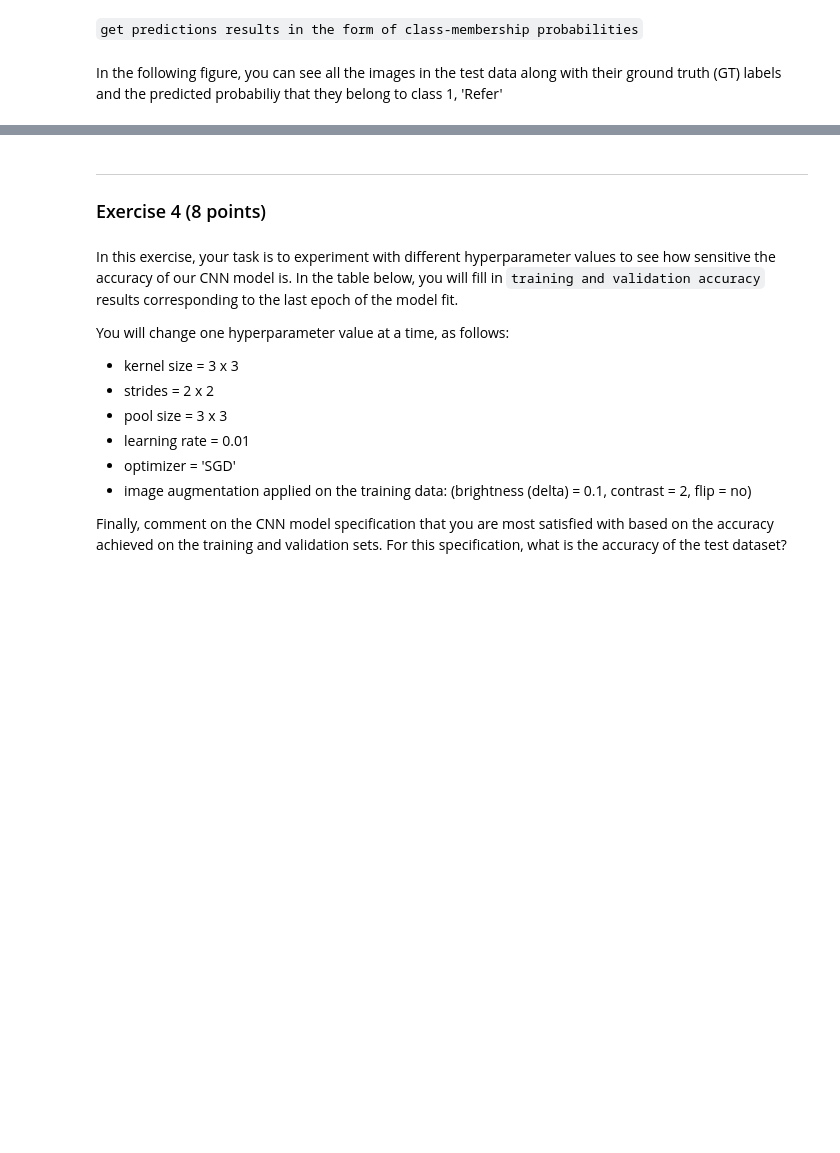
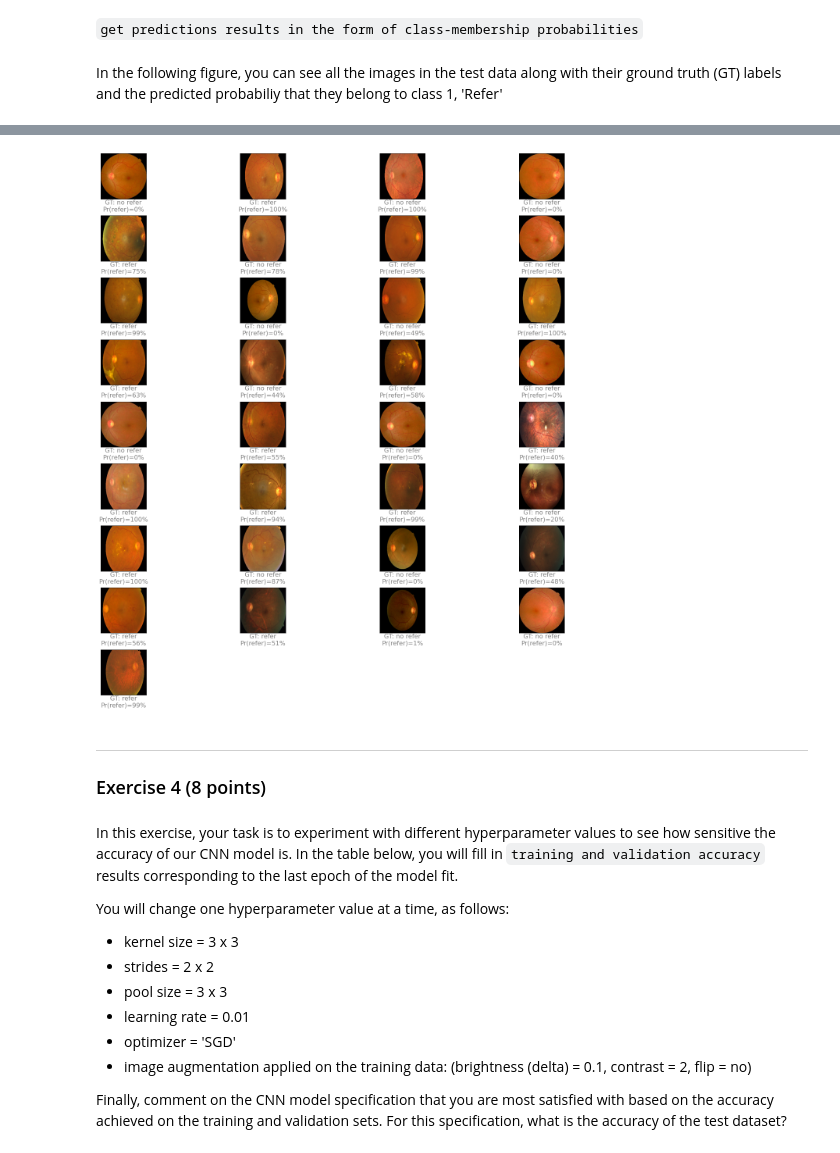
Before and after one commit to RERobbins/mids_w207_summer_22_Richard_Robbins, a Jupyter notebook: submissions/10 CNN.ipynb, the cells around one changed output, grey strips where cells are left out. Drawn from its saved outputs; the diff is of its cells as text; code cells hidden in the pictures; blank space fills up the shorter version.

```diff
--- a/submissions/10 CNN.ipynb
+++ b/submissions/10 CNN.ipynb
@@ -506,7 +497,8 @@ model.add(tf.keras.layers.Conv2D(
 # add second max pooling layer with pool size (2,2) and strides of 2
 # (this will further reduce the spatial dimensions by half)
 model.add(tf.keras.layers.MaxPool2D(
-    pool_size=(2, 2), name='pool_2')
+    pool_size=(2, 2),
+    name='pool_2')
 )
 
 
@@ -691,28 +744,30 @@ probas = probas.numpy().flatten()*100
 # %%
 # plot test data and associated predicred
 fig = plt.figure(figsize=(20, 20))
 
 for j, example in enumerate(X_test):
-    ax = fig.add_subplot(8,4, j+1)
+    ax = fig.add_subplot(9,4, j+1)
     ax.set_xticks([])
     ax.set_yticks([])
     ax.imshow(array_to_img(example))
     if y_test[j]==0:
         label='no refer'
     else:
         label='refer'
 
     ax.text(
         0.5, -0.15,
         'GT: {:s}\nPr(refer)={:.0f}%'.format(label, probas[j]),
         size=16,
         color='grey',
         horizontalalignment='center',
         verticalalignment='center',
         transform=ax.transAxes)
 
 plt.tight_layout()
 plt.show()
+# %% [output]
+[figure, added]
 # %% [markdown]
 ---
 ### Exercise 4 (8 points)
```
Also changed, not shown: parts of 18 cells of this notebook, 1 other file.
